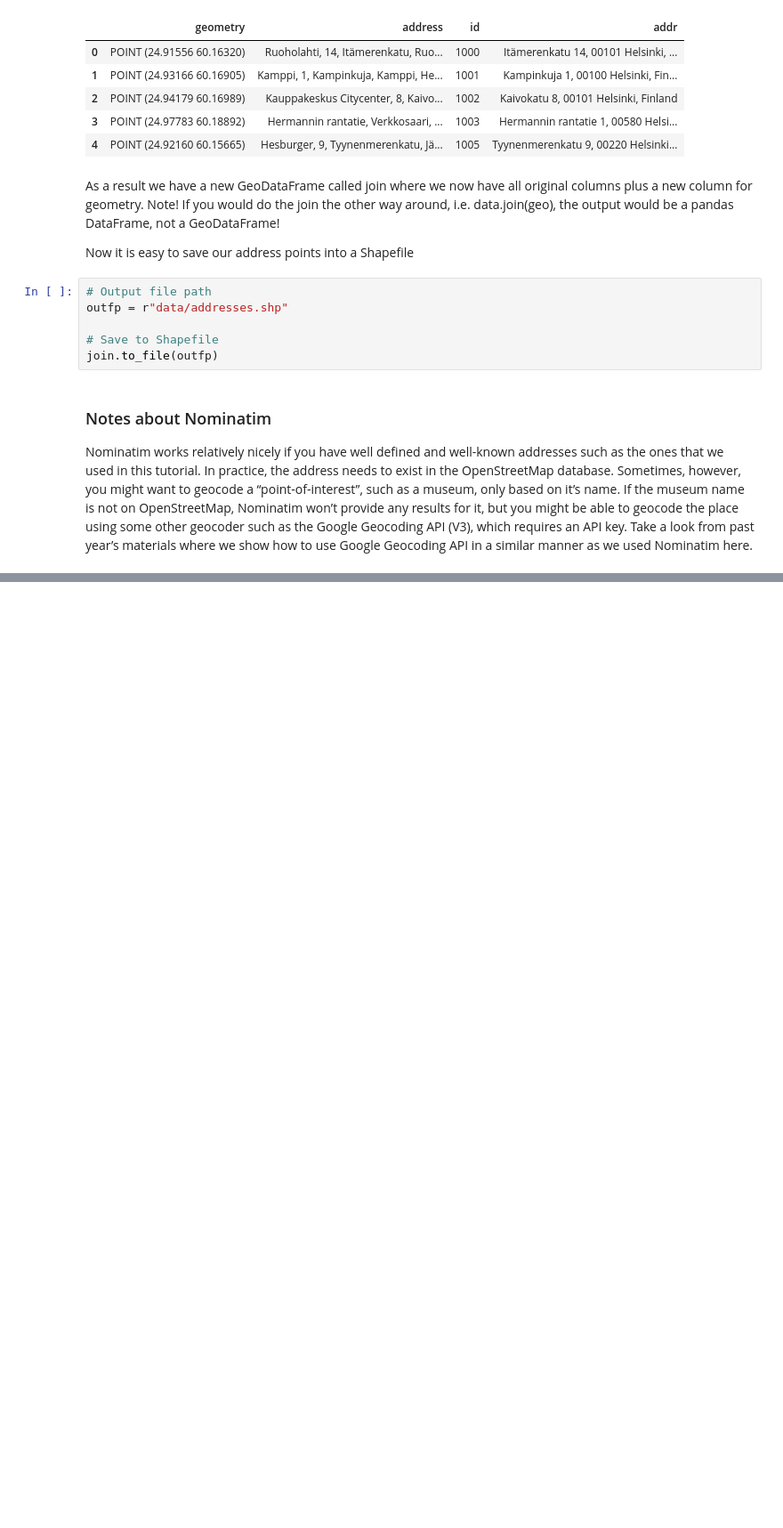
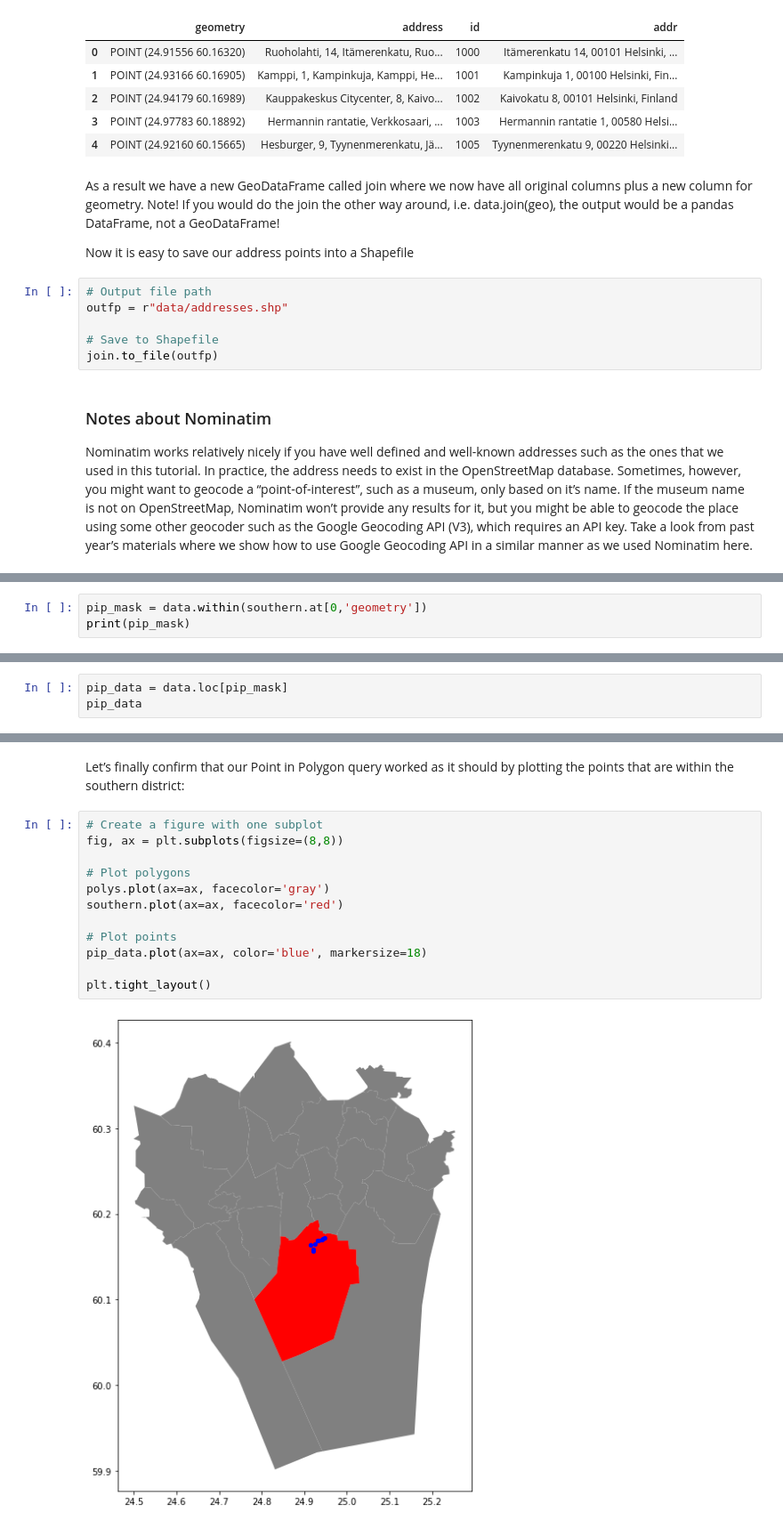
Before and after one commit to balintalfoldy/Automating_GIS, a Jupyter notebook: Lesson3/Lesson3.ipynb, the cells around one changed output, grey strips where cells are left out. Shown at 89% size. Cells and saved outputs as stored; diff of their text form; blank space fills up the shorter version.

```diff
--- a/Lesson3/Lesson3.ipynb
+++ b/Lesson3/Lesson3.ipynb
@@ -155,0 +422,3 @@ Nominatim works relatively nicely if you have well defined and well-known addres
+# %%
+pip_mask = data.within(southern.at[0,'geometry'])
+print(pip_mask)
@@ -155,0 +447,3 @@ Nominatim works relatively nicely if you have well defined and well-known addres
+# %%
+pip_data = data.loc[pip_mask]
+pip_data
@@ -155,0 +461,16 @@ Nominatim works relatively nicely if you have well defined and well-known addres
+# %% [markdown]
+Let’s finally confirm that our Point in Polygon query worked as it should by plotting the points that are within the southern district:
+# %%
+# Create a figure with one subplot
+fig, ax = plt.subplots(figsize=(8,8))
+
+# Plot polygons
+polys.plot(ax=ax, facecolor='gray')
+southern.plot(ax=ax, facecolor='red')
+
+# Plot points
+pip_data.plot(ax=ax, color='blue', markersize=18)
+
+plt.tight_layout()
+# %% [output]
+[figure, added]
```
Also changed, not shown: parts of 56 cells of this notebook, 6 other files.
